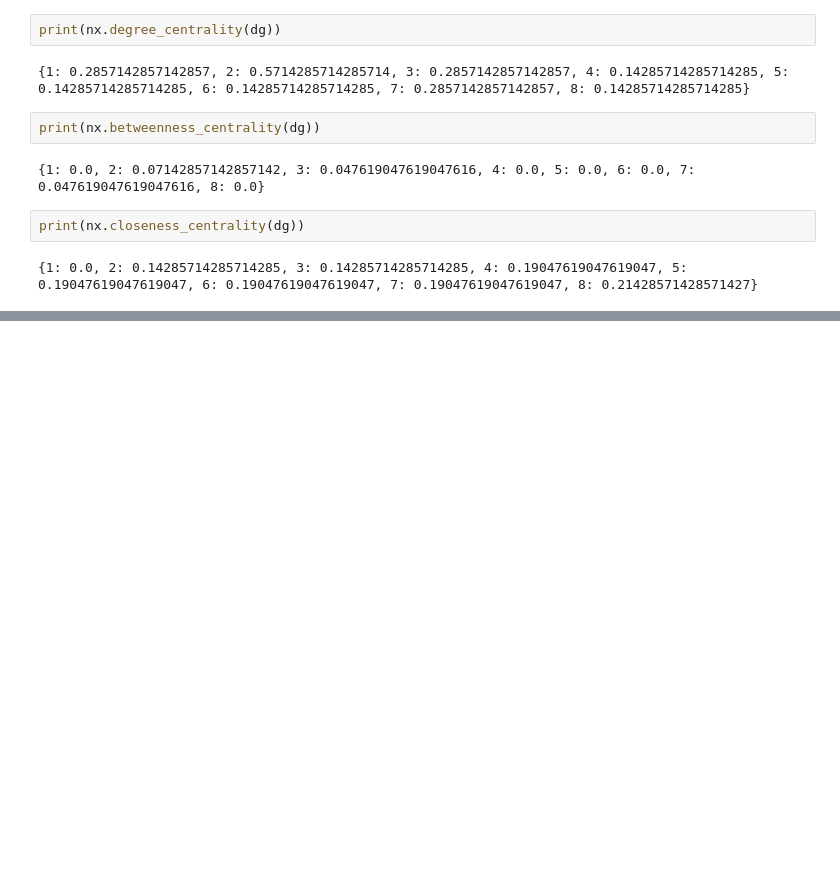
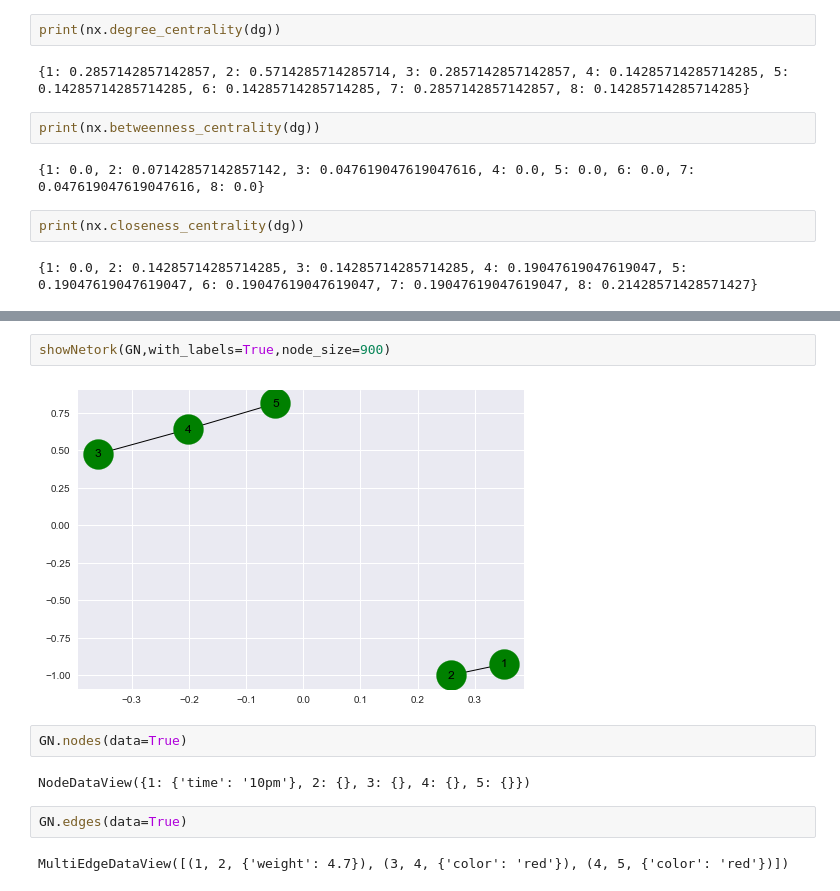
Before and after one commit to JayantGoel001/GraphsAndSocialNetworkAnalytics, a Jupyter notebook: Graph Using NetworkX.ipynb, the cells around one changed output, grey strips where cells are left out. Saved outputs shown, nothing was run; the diff lists cells and outputs as text; blank space fills up the shorter version.

```diff
--- a/Graph Using NetworkX.ipynb
+++ b/Graph Using NetworkX.ipynb
@@ -221,0 +254,12 @@ print(nx.closeness_centrality(dg))
+# %%
+showNetork(GN,with_labels=True,node_size=900)
+# %% [output]
+[figure, added]
+# %%
+GN.nodes(data=True)
+# %% [output]
+NodeDataView({1: {'time': '10pm'}, 2: {}, 3: {}, 4: {}, 5: {}})
+# %%
+GN.edges(data=True)
+# %% [output]
+MultiEdgeDataView([(1, 2, {'weight': 4.7}), (3, 4, {'color': 'red'}), (4, 5, {'color': 'red'})])
```
Also changed, not shown: parts of 10 cells of this notebook.
